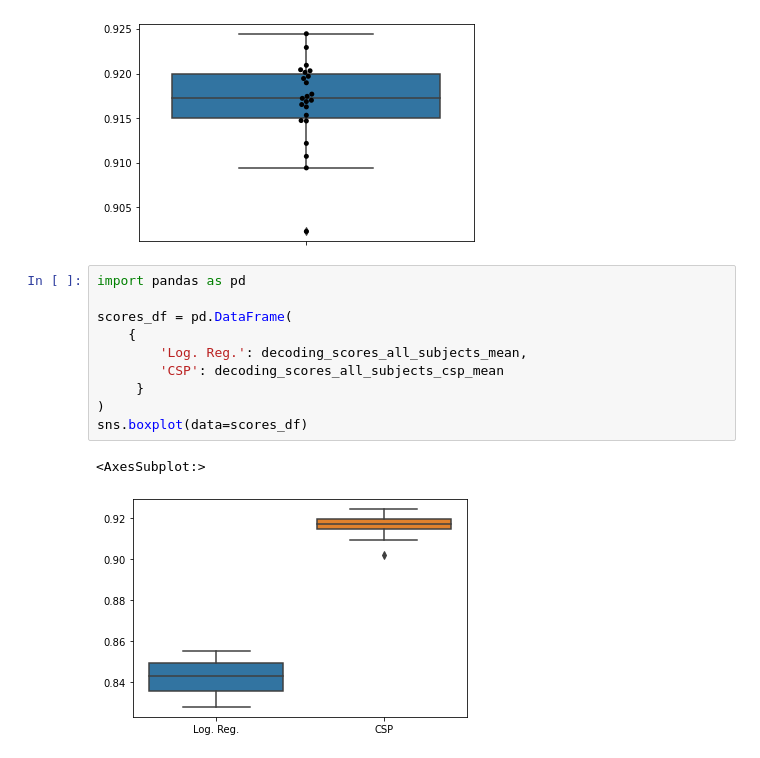
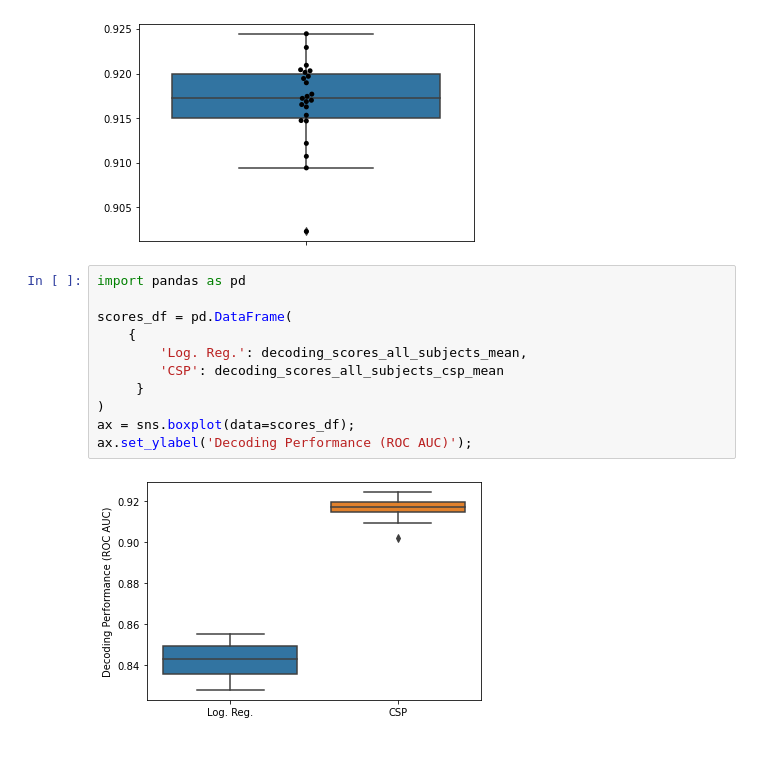
Before and after one commit to hoechenberger/neurospin-mne-hackathon-2022, a Jupyter notebook: 06-trial_based_decoding.ipynb, the cells around one changed output. Cells and saved outputs as stored; diff of their text form.

```diff
--- a/06-trial_based_decoding.ipynb
+++ b/06-trial_based_decoding.ipynb
@@ -186,13 +190,13 @@ ax = sns.swarmplot(y=decoding_scores_all_subjects_csp_mean, color='black')
 # %%
 import pandas as pd
 
 scores_df = pd.DataFrame(
     {
         'Log. Reg.': decoding_scores_all_subjects_mean,
         'CSP': decoding_scores_all_subjects_csp_mean
      }
 )
-sns.boxplot(data=scores_df)
+ax = sns.boxplot(data=scores_df);
+ax.set_ylabel('Decoding Performance (ROC AUC)');
 # %% [output]
-<AxesSubplot:>
-[figure, old version]
+[figure, new version]
```
Also changed, not shown: parts of 4 cells of this notebook, 2 other files.
